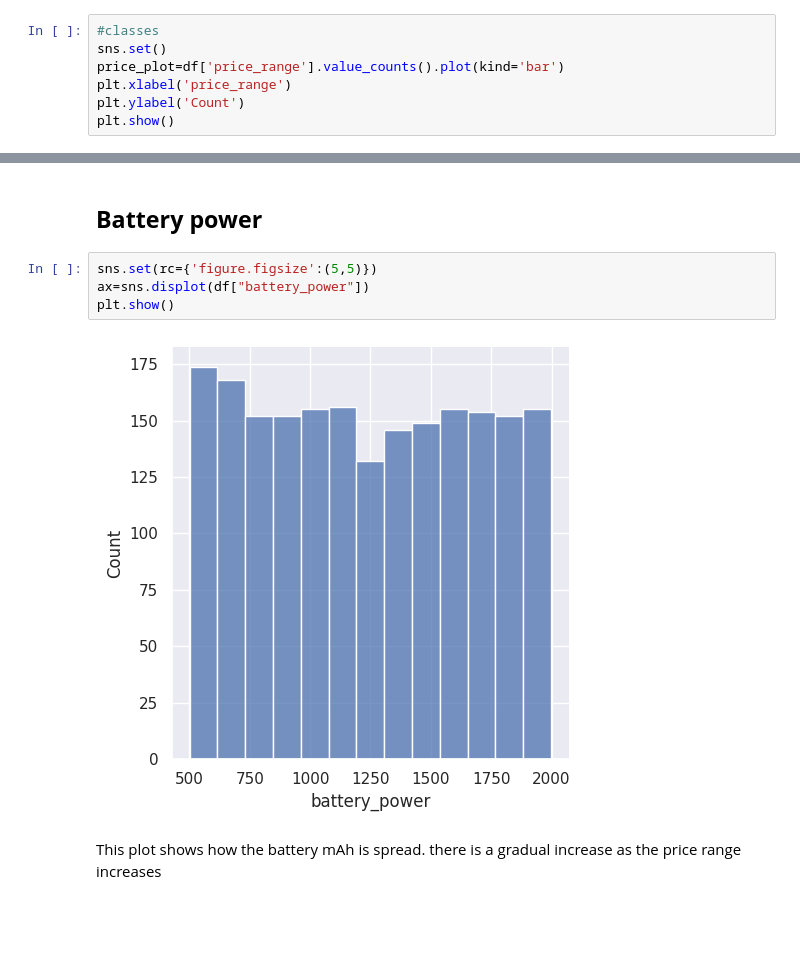
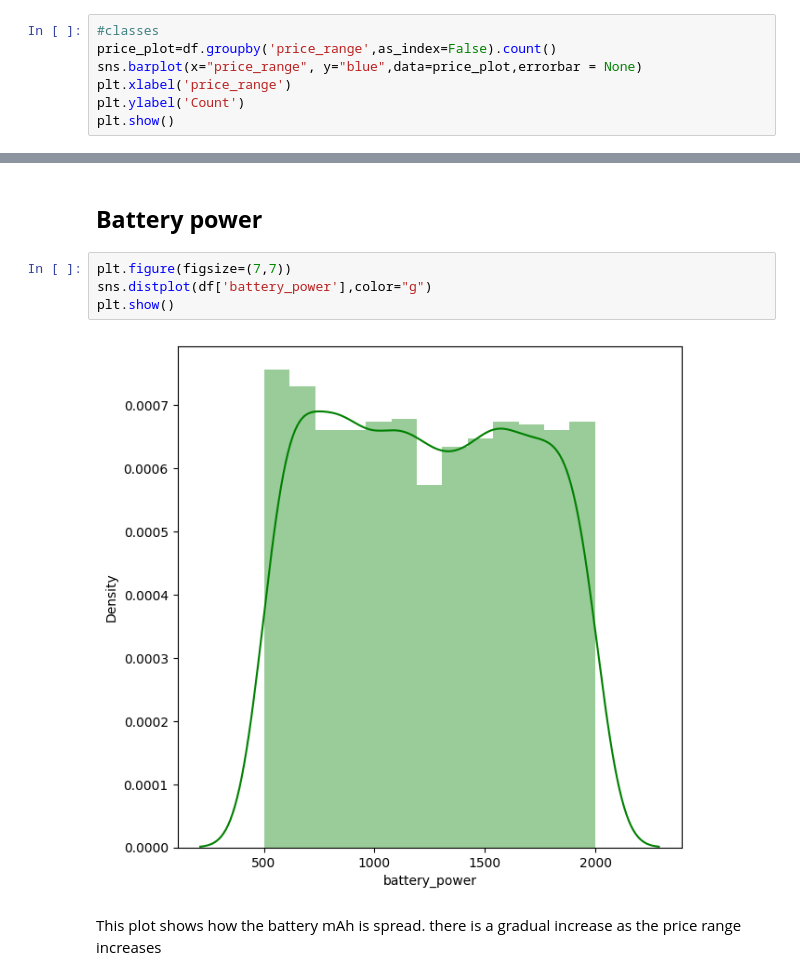
Before and after one commit to jouherdauf/Mobile-Price-Range-Prediction, a Jupyter notebook: Mobile_Price_Range_Prediction.ipynb, the cells around one changed output, grey strips where cells are left out. Cells and saved outputs as stored; diff of their text form; blank space fills up the shorter version.

```diff
--- a/Mobile_Price_Range_Prediction.ipynb
+++ b/Mobile_Price_Range_Prediction.ipynb
@@ -229,8 +229,8 @@ dtype: int64
 ## **price**
 # %%
 #classes
-sns.set()
-price_plot=df['price_range'].value_counts().plot(kind='bar')
+price_plot=df.groupby('price_range',as_index=False).count()
+sns.barplot(x="price_range", y="blue",data=price_plot,errorbar = None)
 plt.xlabel('price_range')
 plt.ylabel('Count')
 plt.show()
@@ -241,11 +241,11 @@ There are mobile phones in 4 price ranges. The number of elements is almost simi
 # %% [markdown]
 ## **Battery power**
 # %%
-sns.set(rc={'figure.figsize':(5,5)})
-ax=sns.displot(df["battery_power"])
+plt.figure(figsize=(7,7))
+sns.distplot(df['battery_power'],color="g")
 plt.show()
 # %% [output]
-[figure, old version]
+[figure, new version]
 # %% [markdown]
 This plot shows how the battery mAh is spread. there is a gradual increase as the price range increases
 # %% [markdown]
```
Also changed, not shown: parts of 46 cells of this notebook.
